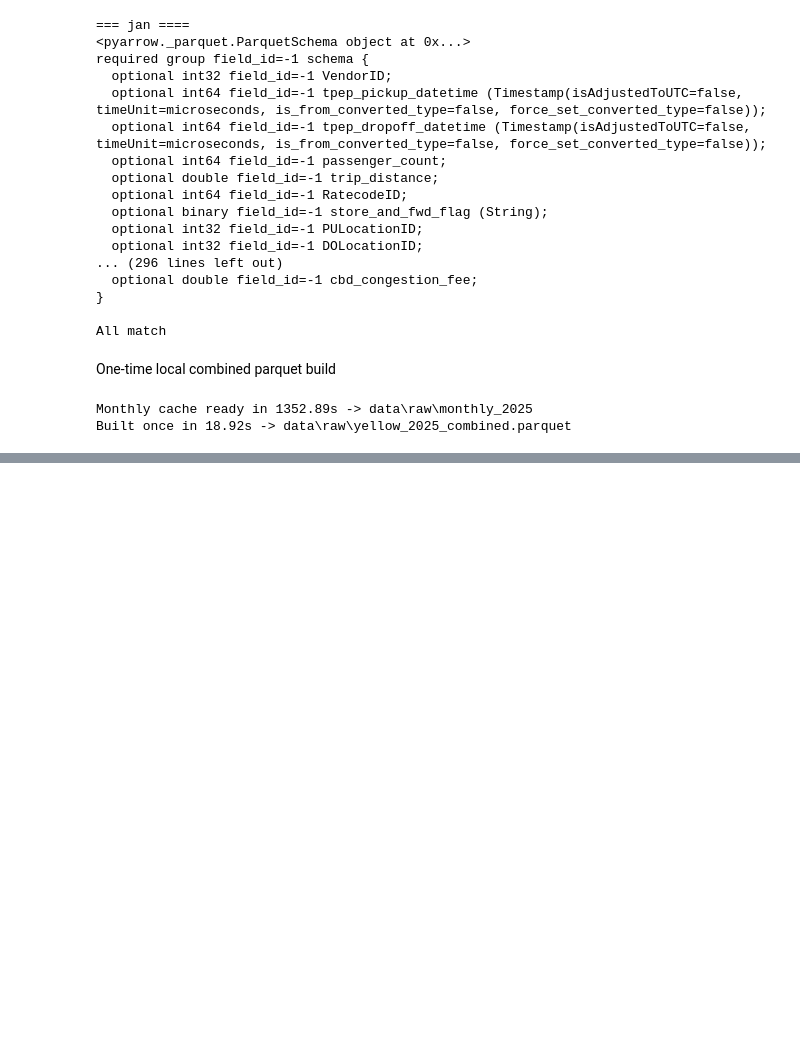
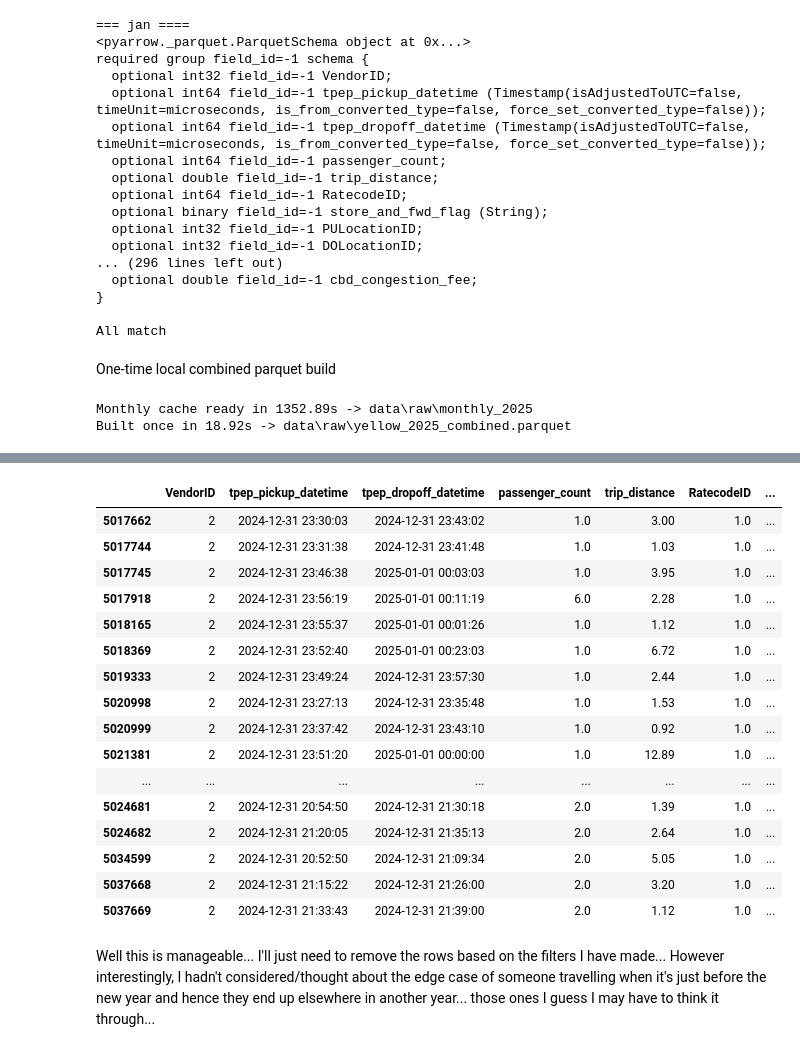
Before and after one commit to delightaheebwa/nyc-demand, a Jupyter notebook: notebooks/analysis.ipynb, the cells around one changed output, grey strips where cells are left out. Cells and saved outputs as stored; diff of their text form; code cells hidden in the pictures; blank space fills up the shorter version.

```diff
--- a/notebooks/analysis.ipynb
+++ b/notebooks/analysis.ipynb
@@ -127,3 +128,6 @@ build_local_combined_parquet(urls, local_parquet, local_monthly_dir)
 # %% [output]
 Monthly cache ready in 1352.89s -> data\raw\monthly_2025
 Built once in 18.92s -> data\raw\yellow_2025_combined.parquet
+# %%
+yellow_df = pd.read_parquet(path="data/raw/yellow_2025_combined.parquet")
+yellow_df.head()
@@ -129,0 +177,4 @@ Built once in 18.92s -> data\raw\yellow_2025_combined.parquet
+# %%
+filter_2008 = yellow_df[(yellow_df["tpep_pickup_datetime"].dt.year == 2008)]
+filter_2009 = yellow_df[(yellow_df["tpep_pickup_datetime"].dt.year == 2009)]
+filter_2024 = yellow_df[(yellow_df["tpep_pickup_datetime"].dt.year == 2024)]
@@ -129,0 +196,22 @@ Built once in 18.92s -> data\raw\yellow_2025_combined.parquet
+# %%
+filter_2024
+# %% [output]
+|  | VendorID | tpep_pickup_datetime | tpep_dropoff_datetime | passenger_count | trip_distance | RatecodeID | ... |
+| 5017662 | 2 | 2024-12-31 23:30:03 | 2024-12-31 23:43:02 | 1.0 | 3.00 | 1.0 | ... |
+| 5017744 | 2 | 2024-12-31 23:31:38 | 2024-12-31 23:41:48 | 1.0 | 1.03 | 1.0 | ... |
+| 5017745 | 2 | 2024-12-31 23:46:38 | 2025-01-01 00:03:03 | 1.0 | 3.95 | 1.0 | ... |
+| 5017918 | 2 | 2024-12-31 23:56:19 | 2025-01-01 00:11:19 | 6.0 | 2.28 | 1.0 | ... |
+| 5018165 | 2 | 2024-12-31 23:55:37 | 2025-01-01 00:01:26 | 1.0 | 1.12 | 1.0 | ... |
+| 5018369 | 2 | 2024-12-31 23:52:40 | 2025-01-01 00:23:03 | 1.0 | 6.72 | 1.0 | ... |
+| 5019333 | 2 | 2024-12-31 23:49:24 | 2024-12-31 23:57:30 | 1.0 | 2.44 | 1.0 | ... |
+| 5020998 | 2 | 2024-12-31 23:27:13 | 2024-12-31 23:35:48 | 1.0 | 1.53 | 1.0 | ... |
+| 5020999 | 2 | 2024-12-31 23:37:42 | 2024-12-31 23:43:10 | 1.0 | 0.92 | 1.0 | ... |
+| 5021381 | 2 | 2024-12-31 23:51:20 | 2025-01-01 00:00:00 | 1.0 | 12.89 | 1.0 | ... |
+| ... | ... | ... | ... | ... | ... | ... | ... |
+| 5024681 | 2 | 2024-12-31 20:54:50 | 2024-12-31 21:30:18 | 2.0 | 1.39 | 1.0 | ... |
+| 5024682 | 2 | 2024-12-31 21:20:05 | 2024-12-31 21:35:13 | 2.0 | 2.64 | 1.0 | ... |
+| 5034599 | 2 | 2024-12-31 20:52:50 | 2024-12-31 21:09:34 | 2.0 | 5.05 | 1.0 | ... |
+| 5037668 | 2 | 2024-12-31 21:15:22 | 2024-12-31 21:26:00 | 2.0 | 3.20 | 1.0 | ... |
+| 5037669 | 2 | 2024-12-31 21:33:43 | 2024-12-31 21:39:00 | 2.0 | 1.12 | 1.0 | ... |
+# %% [markdown]
+Well this is manageable... I'll just need to remove the rows based on the filters I have made... However interestingly, I hadn't considered/thought about the edge case of someone travelling when it's just before the new year and hence they end up elsewhere in another year... those ones I guess I may have to think it through...
```
Also changed, not shown: parts of 14 cells of this notebook, 2 other files.
